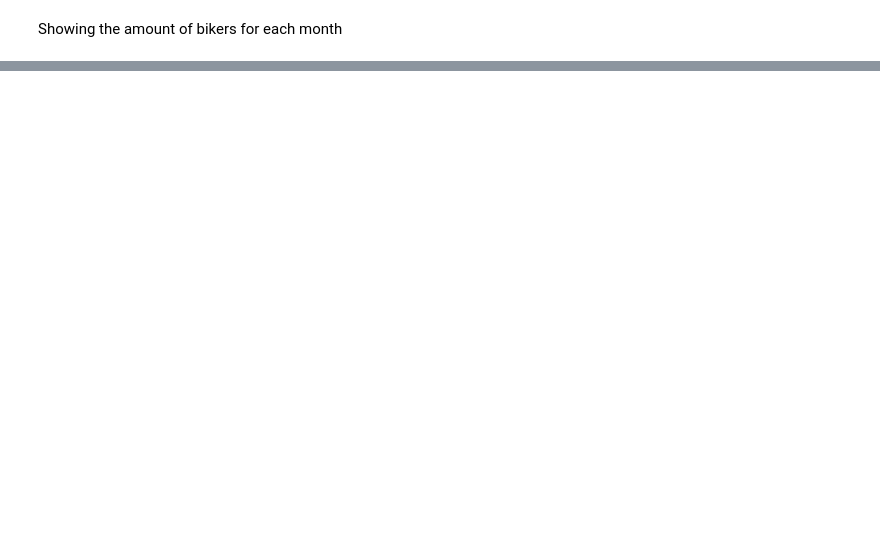
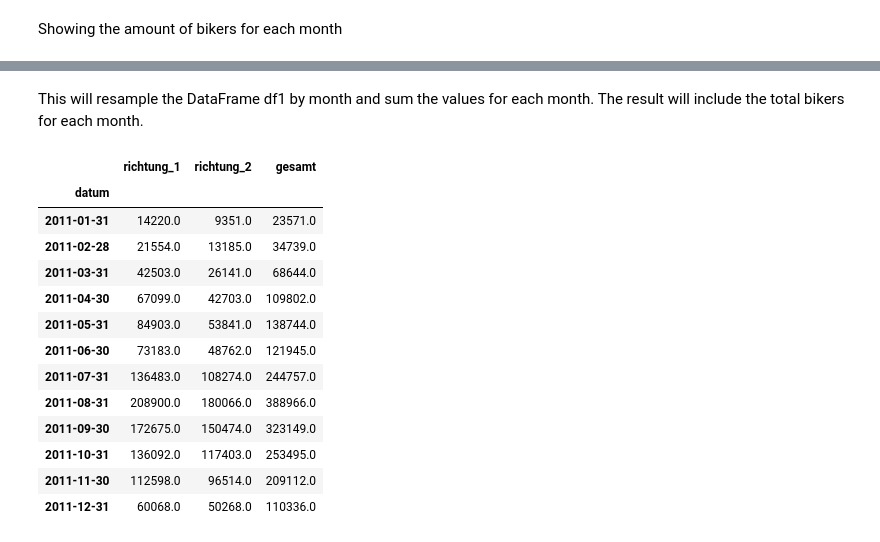
Before and after one commit to Amir-Hussein-OTH/amir-made-2024, a Jupyter notebook: project/data-exploration.ipynb, the cells around one changed output, grey strips where cells are left out. Cells and saved outputs as stored; diff of their text form; code cells hidden in the pictures; blank space fills up the shorter version.

```diff
--- a/project/data-exploration.ipynb
+++ b/project/data-exploration.ipynb
@@ -151,11 +100,0 @@ The correlation coefficient is 0.62.
-# %%
-# convert the date column into a datetime object
-df1['Date'] = pd.to_datetime(df1['Date'])
-
-# extract the day, month, and year components
-df1['day'] = df1['Date'].dt.day
-df1['month'] = df1['Date'].dt.month
-df1['year'] = df1['Date'].dt.year
-
-# show the modified data frame
-df1.head(5)
@@ -199,13 +102,0 @@ from the resulting DataFrame.
-# %%
-# Assuming 'Date' is in datetime format
-df1['month'] = df1['Date'].dt.month
-df1['day'] = df1['Date'].dt.day
-
-# Group by month and find the day with the lowest total bikers for each month
-lowest_bikers_per_month = df1.groupby(df1['Date'].dt.to_period("M"))['Total'].idxmin()
-
-# Extract the corresponding rows
-result_df = df1.loc[lowest_bikers_per_month]
-
-# Display the result
-print(result_df[['month', 'day', 'Total']])
@@ -251,0 +121,19 @@ Name: Total, dtype: float64
+# %% [markdown]
+This will resample the DataFrame df1 by month and sum the values for each month. The result will include the total bikers for each month.
+# %%
+df1.resample('M', on='datum').sum()
+# %% [output]
+|  | richtung_1 | richtung_2 | gesamt |
+| datum |  |  |  |
+| 2011-01-31 | 14220.0 | 9351.0 | 23571.0 |
+| 2011-02-28 | 21554.0 | 13185.0 | 34739.0 |
+| 2011-03-31 | 42503.0 | 26141.0 | 68644.0 |
+| 2011-04-30 | 67099.0 | 42703.0 | 109802.0 |
+| 2011-05-31 | 84903.0 | 53841.0 | 138744.0 |
+| 2011-06-30 | 73183.0 | 48762.0 | 121945.0 |
+| 2011-07-31 | 136483.0 | 108274.0 | 244757.0 |
+| 2011-08-31 | 208900.0 | 180066.0 | 388966.0 |
+| 2011-09-30 | 172675.0 | 150474.0 | 323149.0 |
+| 2011-10-31 | 136092.0 | 117403.0 | 253495.0 |
+| 2011-11-30 | 112598.0 | 96514.0 | 209112.0 |
+| 2011-12-31 | 60068.0 | 50268.0 | 110336.0 |
```
Also changed, not shown: parts of 50 cells of this notebook.
